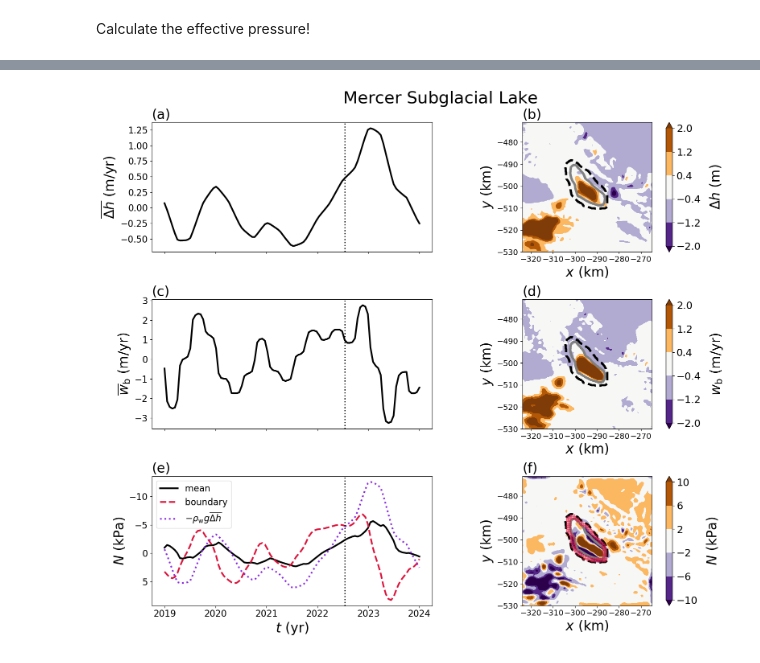
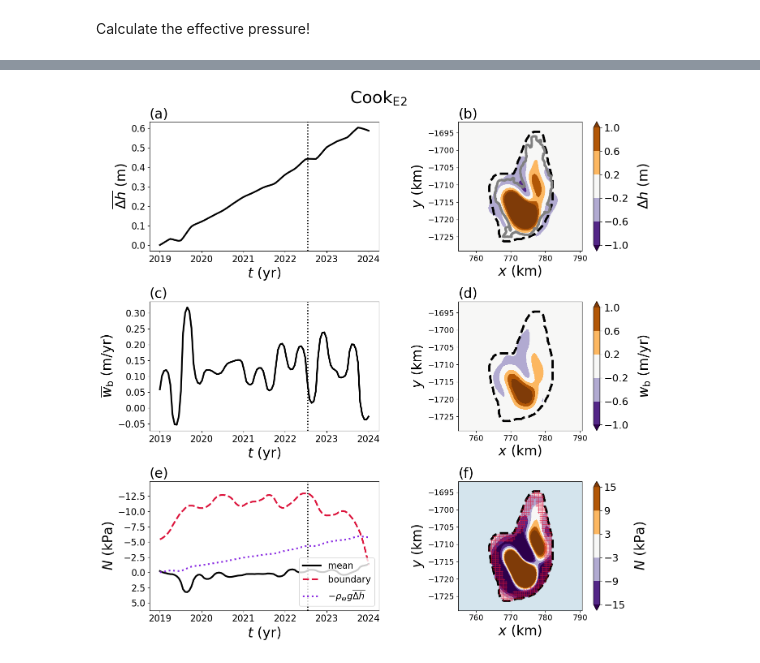
Before and after one commit to agstub/lake-pressures, a Jupyter notebook: notebooks/3d_IS2_compute.ipynb, the cells around one changed output, grey strips where cells are left out. Cells and saved outputs as stored; diff of their text form; code cells hidden in the pictures.

Commit message:
plotting updates

```diff
--- a/notebooks/3d_IS2_compute.ipynb
+++ b/notebooks/3d_IS2_compute.ipynb
@@ -13,5 +13,8 @@ from load_lakes import gdf
 import geopandas as gpd
 # %%
 import metavars
-metavars.lake_name = 'MercerSubglacialLake'        # set to 'synth' or one of the lakes in the inventory
+metavars.lake_name = 'Cook_E2'        # set to 'synth' or one of the lakes in the inventory
 lake_name = metavars.lake_name
+dir_name = '../results/IS2_N_'+lake_name
+!rm -r {dir_name};
+!mkdir {dir_name}
@@ -162,12 +167,13 @@ for i in range(N.shape[0]):
 xp,yp = np.meshgrid(x_d,y_d)
 
 if lake_name == 'Mac1':
-    l=28
+    l=25
     levels_h = np.linspace(-2,2,6)
     levels_w = np.linspace(-2,2,6)
-    levels_N = np.linspace(-5,5,6)
-    name_str = r'$\qquad\qquad$ Mac1'
+    levels_N = np.linspace(-15,15,6)
+    name_str = r'Mac1'
     figname = 'fig8'
+    legend_loc = 'lower right'
 elif lake_name == 'MercerSubglacialLake':
     l=70
     levels_h = np.linspace(-2,2,6)
@@ -175,36 +181,47 @@ elif lake_name == 'MercerSubglacialLake':
     levels_N = np.linspace(-10,10,6)
     name_str = r'Mercer Subglacial Lake'
     figname = 'fig7'
+    legend_loc = 'upper left'
 elif lake_name == 'Byrd_s10':
-    l = 60
+    l = 40
     levels_h = np.linspace(-1,1,6)
     levels_w = np.linspace(-1,1,6)
-    levels_N = np.linspace(-15,15,6)
-    name_str = r'$\qquad\qquad$ Byrd$_{\mathrm{s}10}$'
-    figname = 'fig9'
+    levels_N = np.linspace(-25,25,6)
+    name_str = r'Byrd$_{\mathrm{s}10}$'
+    figname = 'fig10'
+    legend_loc = 'lower left'
 elif lake_name == 'Cook_E2':
     l = 70
     levels_h = np.linspace(-1,1,6)
     levels_w = np.linspace(-1,1,6)
-    levels_N = np.linspace(-5,5,6)
-    name_str = r'$\qquad\qquad$ Cook$_{\mathrm{E}2}$'
-    figname = 'fig10'
+    levels_N = np.linspace(-15,15,6)
+    name_str = r'Cook$_{\mathrm{E}2}$'
+    figname = 'fig9'
+    legend_loc = 'lower right'
 
+pads_x = 3
+pads_y = 3
+if lake_name == 'Cook_E2':
+    pads_x *= 3
+elif lake_name == "Byrd_s10":
+    pads_x *= 1.5
 j0 = int(0.0*t0.size)
 N_est = -rho_w*g*h_mean
-N_max = np.max( [N_est[j0:None]/N_sc,N_bdry[j0:None], N_mean[j0:None]])*N_sc/1e3 + 1
-N_min = np.min( [N_est[j0:None]/N_sc,N_bdry[j0:None], N_mean[j0:None]])*N_sc/1e3 - 1
+N_max = np.max( [N_est[j0:None]/N_sc,N_bdry[j0:None], N_mean[j0:None]])*N_sc/1e3 + 3
+N_min = np.min( [N_est[j0:None]/N_sc,N_bdry[j0:None], N_mean[j0:None]])*N_sc/1e3 - 2
 
-plt.figure(figsize=(16,14))
+plt.figure(figsize=(14,14))
 plt.subplot(321)
-plt.suptitle(r'$\qquad\quad$'+name_str,fontsize=30)
+plt.suptitle(name_str,fontsize=30)
 plt.title('(a)',loc='left',fontsize=24)
 plt.plot(t0[j0:None]+2019,h_mean[j0:None],color='k',linewidth=3,label=r'$\overline{\Delta h}$ (m)')
 plt.axvline(x=t0[l]+2019,color='k',linestyle=':',linewidth=2)
 plt.xticks(fontsize=16)
 plt.yticks(fontsize=16)
-plt.ylabel(r'$\overline{\Delta h}$ (m/yr)',fontsize=24)
-plt.gca().xaxis.set_ticklabels([])
+plt.xlabel(r'$t$ (yr)',fontsize=24)
+
+plt.ylabel(r'$\overline{\Delta h}$ (m)',fontsize=24)
+# plt.gca().xaxis.set_ticklabels([])
 
 plt.subplot(323)
 plt.title('(c)',loc='left',fontsize=24)
@@ -212,8 +229,10 @@ plt.plot(t0[j0:None]+2019,w_mean[j0:None],color='k',linewidth=3,label=r'$\overli
 plt.axvline(x=t0[l]+2019,color='k',linestyle=':',linewidth=2)
 plt.xticks(fontsize=16)
 plt.yticks(fontsize=16)
+plt.xlabel(r'$t$ (yr)',fontsize=24)
+
 plt.ylabel(r'$\overline{w}_\mathrm{b}$ (m/yr)',fontsize=24)
-plt.gca().xaxis.set_ticklabels([])
+# plt.gca().xaxis.set_ticklabels([])
 
 plt.subplot(325)
 plt.title('(e)',loc='left',fontsize=24)
@@ -223,14 +242,13 @@ plt.plot(t0[j0:None]+2019,N_est[j0:None]/1e3,color='blueviolet',linestyle=':',li
 plt.axvline(x=t0[l]+2019,color='k',linestyle=':',linewidth=2)
 plt.ylabel(r'$N$ (kPa)',fontsize=24)
 plt.xlabel(r'$t$ (yr)',fontsize=24)
-plt.legend(fontsize=16,ncol=1)
+lgd = plt.legend(fontsize=16,ncol=1,loc=legend_loc)
 plt.ylim(N_max,N_min)
 plt.xticks(fontsize=16)
 plt.yticks(fontsize=16)
 
-# plt.legend(fontsize=24,loc=(1.025,0.35),framealpha=1)
 
-plt.subplot(3,2,2)
+plt.subplot(322)
 plt.title('(b)',loc='left',fontsize=24)
 p = plt.contourf(xp,yp,h[l,:,:],cmap='PuOr_r',levels=levels_h,extend='both')
 outline = gpd.GeoSeries(outlines[0])
@@ -244,43 +262,50 @@ plt.yticks(fontsize=14)
 plt.gca().set_aspect('equal', 'box')
 plt.xlabel(r'$x$ (km)',fontsize=24)
 plt.ylabel(r'$y$ (km)',fontsize=24)
+plt.xlim(bdry_pts_x.min()-pads_x,bdry_pts_x.max()+pads_x)
+plt.ylim(bdry_pts_y.min()-pads_y,bdry_pts_y.max()+pads_y)
 
-
-plt.subplot(3,2,4)
+plt.subplot(324)
 plt.title('(d)',loc='left',fontsize=24)
 p = plt.contourf(xp,yp,w[l,:,:],cmap='PuOr_r',levels=levels_w,extend='both')
 outline = gpd.GeoSeries(outlines[0])
 outline.plot(edgecolor='k',linestyle='--',facecolor='none',ax=plt.gca(),linewidth=4)
-outline_prev.plot(edgecolor='gray',linestyle='-',facecolor='none',ax=plt.gca(),linewidth=4)
+# outline_prev.plot(edgecolor='gray',linestyle='-',facecolor='none',ax=plt.gca(),linewidth=4)
 cbar = plt.colorbar(p,orientation='vertical')
 cbar.set_label(r'$w_\mathrm{b}$ (m/yr)',fontsize=24,labelpad=15)
 cbar.ax.tick_params(labelsize=18)
 plt.xticks(fontsize=14)
 plt.yticks(fontsize=14)
 plt.xlabel(r'$x$ (km)',fontsize=24)
 plt.ylabel(r'$y$ (km)',fontsize=24)
 
+plt.xlim(bdry_pts_x.min()-pads_x,bdry_pts_x.max()+pads_x)
+plt.ylim(bdry_pts_y.min()-pads_y,bdry_pts_y.max()+pads_y)
+
 plt.gca().set_aspect('equal', 'box')
 
-plt.subplot(3,2,6)
+plt.subplot(326)
 plt.title('(f)',loc='left',fontsize=24)
-p = plt.contourf(xp,yp,N[l,:,:]*N_sc/1e3,cmap='PuOr_r',levels=levels_N,extend='both')
+p = plt.contourf(xp,yp,bdry*N[l,:,:]*N_sc/1e3,cmap='PuOr_r',levels=levels_N,extend='both')
+plt.contourf(xp,yp,bdry,cmap='Blues_r',levels=[0,0.9],alpha=0.25)#,hatches=['\\',''],alpha=0.25)
 outline = gpd.GeoSeries(outlines[0])
 outline.plot(edgecolor='k',linestyle='--',facecolor='none',ax=plt.gca(),linewidth=4)
-outline_prev.plot(edgecolor='gray',linestyle='-',facecolor='none',ax=plt.gca(),linewidth=4)
-plt.plot(bdry_pts_x,bdry_pts_y,'+',color='crimson',alpha=0.75,markersize=3)
+# outline_prev.plot(edgecolor='gray',linestyle='-',facecolor='none',ax=plt.gca(),linewidth=4)
+plt.plot(bdry_pts_x,bdry_pts_y,'+',color='crimson',alpha=0.75,markersize=5)
 plt.xticks(fontsize=14)
 plt.yticks(fontsize=14)
+plt.xlim(bdry_pts_x.min()-pads_x,bdry_pts_x.max()+pads_x)
+plt.ylim(bdry_pts_y.min()-pads_y,bdry_pts_y.max()+pads_y)
 plt.xlabel(r'$x$ (km)',fontsize=24)
 plt.ylabel(r'$y$ (km)',fontsize=24)
 plt.gca().set_aspect('equal', 'box')
 
 cbar = plt.colorbar(p,orientation='vertical')
 cbar.set_label(r'$N$ (kPa)',fontsize=24,labelpad=15)
 cbar.ax.tick_params(labelsize=18)
 plt.tight_layout()
 plt.savefig(figname)
 plt.show()
 plt.close()
 # %% [output]
-[figure, old version]
+[figure, new version]
```
Also changed, not shown: parts of 7 cells of this notebook.
